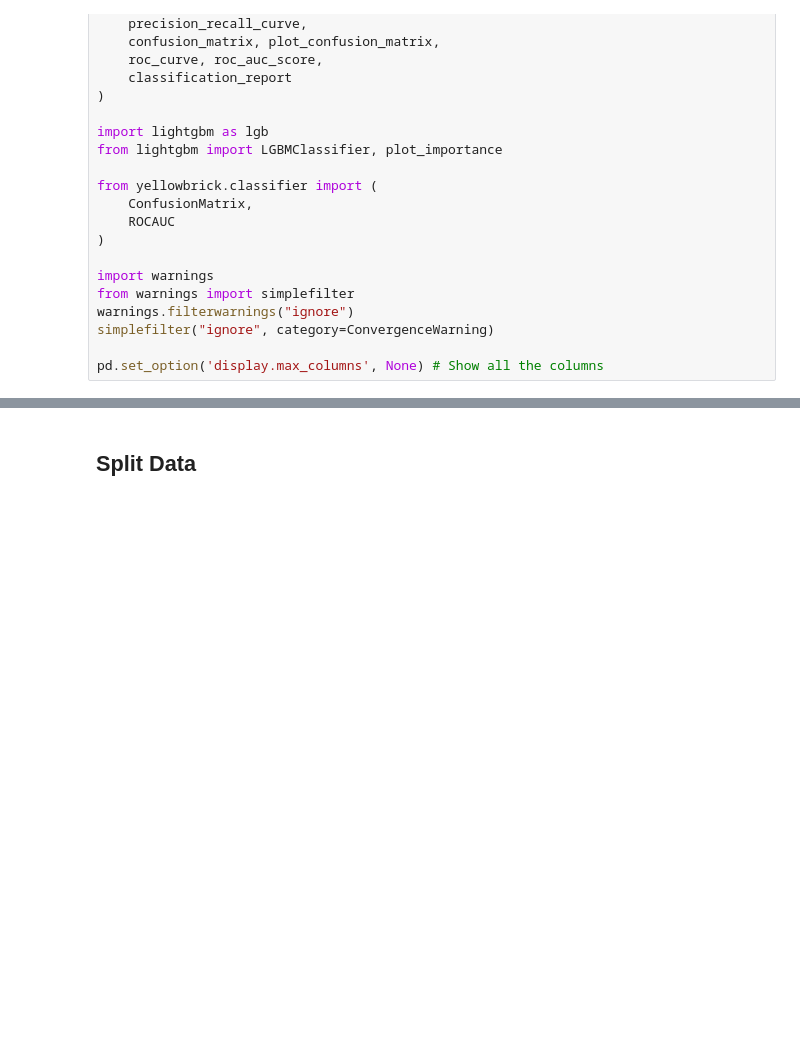
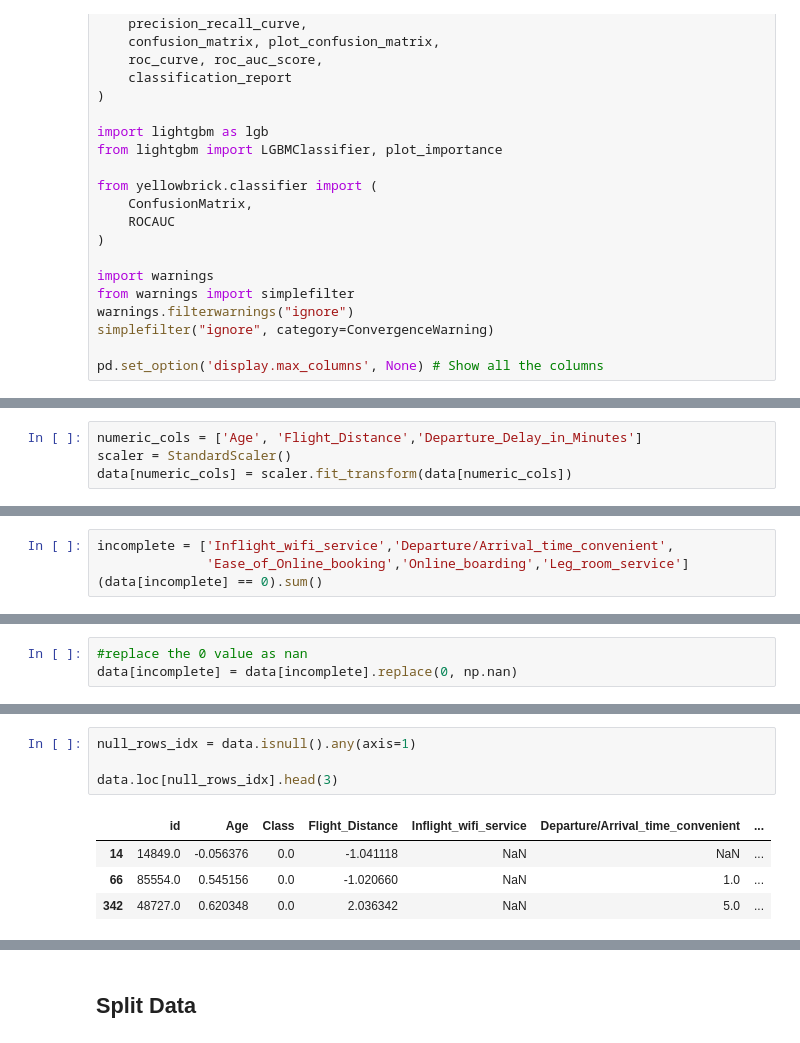
Before and after one commit to McGill-MMA-EnterpriseAnalytics/Airline-Passenger-Satisfaction-Prediction-Part2, a Jupyter notebook: Code/Airline_Data_modeling_Part2.ipynb, the cells around one changed output, grey strips where cells are left out. Drawn from its saved outputs; the diff is of its cells as text; blank space fills up the shorter version.

```diff
--- a/Code/Airline_Data_modeling_Part2.ipynb
+++ b/Code/Airline_Data_modeling_Part2.ipynb
@@ -78,0 +83,4 @@ data
+# %%
+numeric_cols = ['Age', 'Flight_Distance','Departure_Delay_in_Minutes']
+scaler = StandardScaler()
+data[numeric_cols] = scaler.fit_transform(data[numeric_cols])
@@ -78,0 +124,4 @@ data
+# %%
+incomplete = ['Inflight_wifi_service','Departure/Arrival_time_convenient',
+              'Ease_of_Online_booking','Online_boarding','Leg_room_service']
+(data[incomplete] == 0).sum()
@@ -78,0 +145,3 @@ data
+# %%
+#replace the 0 value as nan
+data[incomplete] = data[incomplete].replace(0, np.nan)
@@ -78,0 +157,9 @@ data
+# %%
+null_rows_idx = data.isnull().any(axis=1)
+
+data.loc[null_rows_idx].head(3)
+# %% [output]
+|  | id | Age | Class | Flight_Distance | Inflight_wifi_service | Departure/Arrival_time_convenient | ... |
+| 14 | 14849.0 | -0.056376 | 0.0 | -1.041118 | NaN | NaN | ... |
+| 66 | 85554.0 | 0.545156 | 0.0 | -1.020660 | NaN | 1.0 | ... |
+| 342 | 48727.0 | 0.620348 | 0.0 | 2.036342 | NaN | 5.0 | ... |
```
Also changed, not shown: parts of 15 cells of this notebook.
